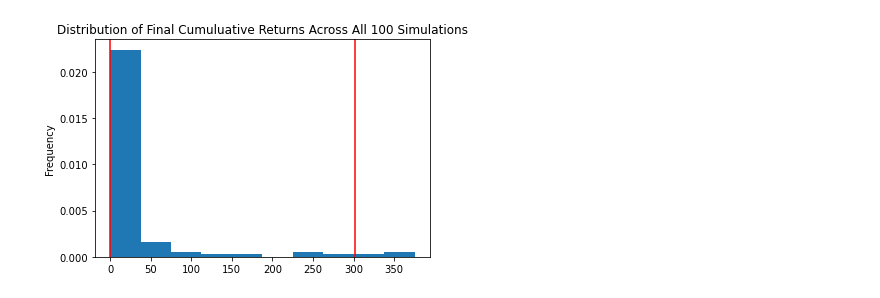
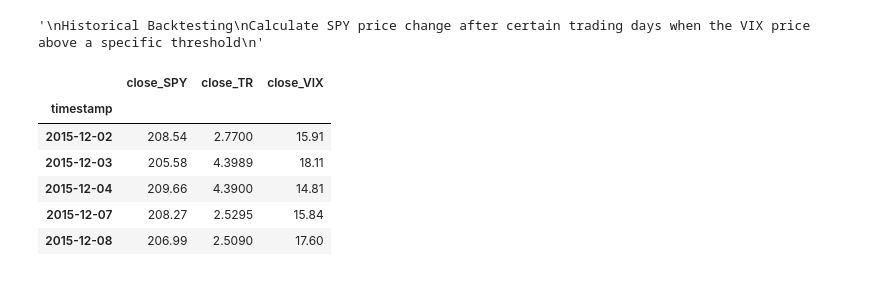
Before and after one commit to JoeHGeoghegan/VIX_Timing_The_Market, a Jupyter notebook: Notebooks/Ying.ipynb, the cells around one changed output. Saved outputs shown, nothing was run; the diff lists cells and outputs as text; code cells hidden in the pictures.

Commit message:
adding historical backtesting analysis

```diff
--- a/Notebooks/Ying.ipynb
+++ b/Notebooks/Ying.ipynb
@@ -187,7 +1,7 @@ VIX_line_plot_10.get_figure().savefig("VIX_10_year_sim_plot.png", bbox_inches="t
-# %%
-# Plot probability distribution and confidence intervals
-VIX_dist_plot_10 = VIX_10_year_sim.plot_distribution()
-# Save the plot
-VIX_dist_plot_10.get_figure().savefig("VIX_10_year__dist_plot.png", bbox_inches="tight")
-# %% [output]
-[figure, removed]
+# %%
+"""
+Historical Backtesting
+Calculate SPY price change (using the mean value of the price change) after certain trading days when the VIX price above a specific threshold
+"""
+# %% [output]
+'\nHistorical Backtesting\nCalculate SPY price change after certain trading days when the VIX price above a specific threshold\n'
@@ -193,0 +14,12 @@ VIX_dist_plot_10.get_figure().savefig("VIX_10_year__dist_plot.png", bbox_inches=
+# %%
+# import data with shared date
+no_NAN = DW.shared_date_data()
+no_NAN.head()
+# %% [output]
+|  | close_SPY | close_TR | close_VIX |
+| timestamp |  |  |  |
+| 2015-12-02 | 208.54 | 2.7700 | 15.91 |
+| 2015-12-03 | 205.58 | 4.3989 | 18.11 |
+| 2015-12-04 | 209.66 | 4.3900 | 14.81 |
+| 2015-12-07 | 208.27 | 2.5295 | 15.84 |
+| 2015-12-08 | 206.99 | 2.5090 | 17.60 |
```
Also changed, not shown: parts of 38 cells of this notebook.
